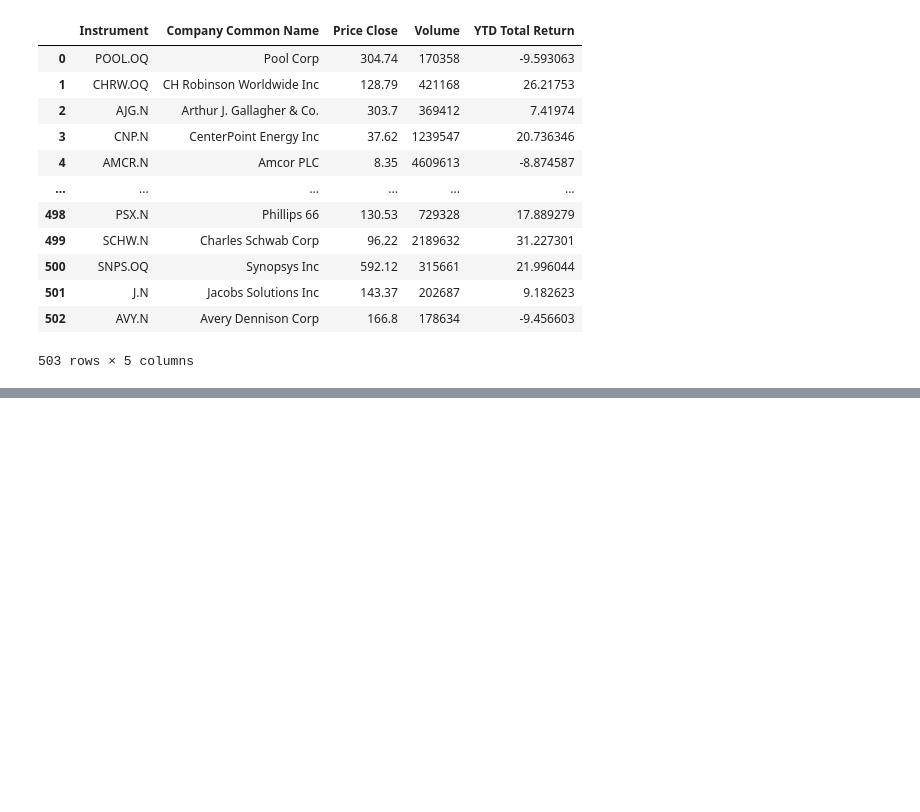
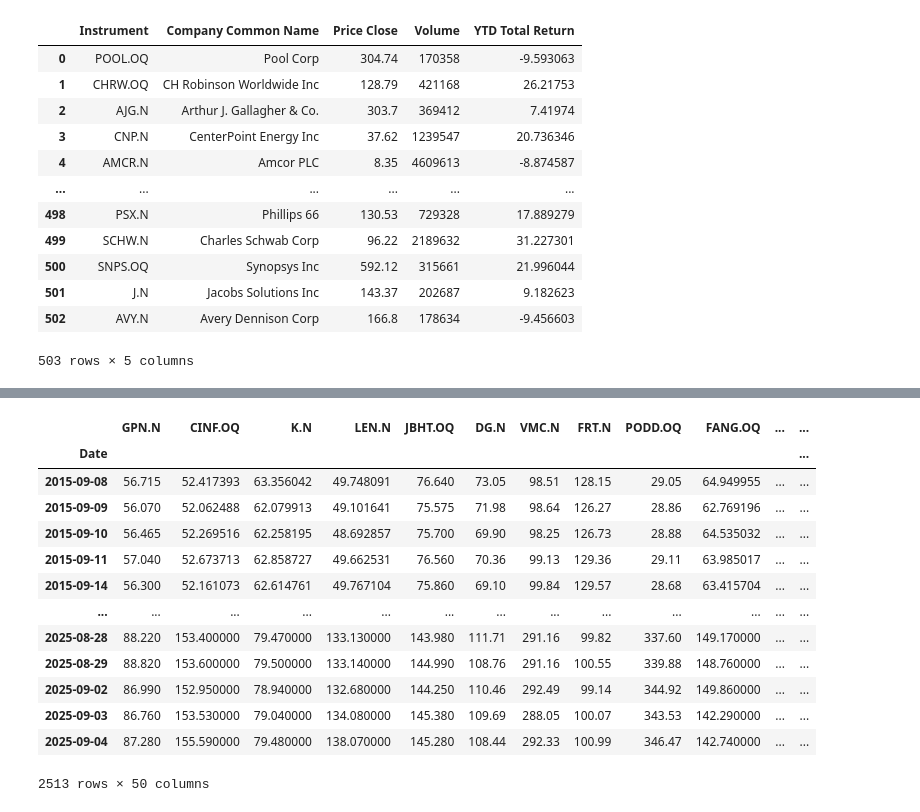
Before and after one commit to neftalivldz/finanzas_2025_agosto, a Jupyter notebook: 06_Clenow.ipynb, the cells around one changed output, grey strips where cells are left out. Drawn from its saved outputs; the diff is of its cells as text; code cells hidden in the pictures; blank space fills up the shorter version.

```diff
--- a/06_Clenow.ipynb
+++ b/06_Clenow.ipynb
@@ -175,0 +209,4 @@ Mes  SP500 PortafolioAleatorio
+# %%
+spx = ld.get_data('0#.SPX', fields=['TR.CommonName', 'TR.PriceClose',
+                                      'TR.Volume', 'TR.TotalReturnYTD'])
+spx
@@ -175,0 +227,6 @@ Mes  SP500 PortafolioAleatorio
+# %%
+spx_50 = spx.sample(n=50, random_state=42)
+spx_50['random_numbers'] = np.random.rand(len(spx_50))
+column_sum = spx_50['random_numbers'].sum()
+spx_50['portfolio_share'] = spx_50['random_numbers'] / column_sum
+spx_50
@@ -175,0 +251,3 @@ Mes  SP500 PortafolioAleatorio
+# %%
+lista_activos = spx_50['Instrument'].tolist()
+lista_activos
@@ -175,0 +272,3 @@ Mes  SP500 PortafolioAleatorio
+# %%
+portfolio = PortfolioData(lista_activos, interval_period="1D", initial = 365*10)
+portfolio_prices = portfolio.get_portfolio_prices()
@@ -175,0 +293,17 @@ Mes  SP500 PortafolioAleatorio
+# %%
+portfolio_prices
+# %% [output]
+|  | GPN.N | CINF.OQ | K.N | LEN.N | JBHT.OQ | DG.N | VMC.N | FRT.N | PODD.OQ | FANG.OQ | ... | ... |
+| Date |  |  |  |  |  |  |  |  |  |  |  | ... |
+| 2015-09-08 | 56.715 | 52.417393 | 63.356042 | 49.748091 | 76.640 | 73.05 | 98.51 | 128.15 | 29.05 | 64.949955 | ... | ... |
+| 2015-09-09 | 56.070 | 52.062488 | 62.079913 | 49.101641 | 75.575 | 71.98 | 98.64 | 126.27 | 28.86 | 62.769196 | ... | ... |
+| 2015-09-10 | 56.465 | 52.269516 | 62.258195 | 48.692857 | 75.700 | 69.90 | 98.25 | 126.73 | 28.88 | 64.535032 | ... | ... |
+| 2015-09-11 | 57.040 | 52.673713 | 62.858727 | 49.662531 | 76.560 | 70.36 | 99.13 | 129.36 | 29.11 | 63.985017 | ... | ... |
+| 2015-09-14 | 56.300 | 52.161073 | 62.614761 | 49.767104 | 75.860 | 69.10 | 99.84 | 129.57 | 28.68 | 63.415704 | ... | ... |
+| ... | ... | ... | ... | ... | ... | ... | ... | ... | ... | ... | ... | ... |
+| 2025-08-28 | 88.220 | 153.400000 | 79.470000 | 133.130000 | 143.980 | 111.71 | 291.16 | 99.82 | 337.60 | 149.170000 | ... | ... |
+| 2025-08-29 | 88.820 | 153.600000 | 79.500000 | 133.140000 | 144.990 | 108.76 | 291.16 | 100.55 | 339.88 | 148.760000 | ... | ... |
+| 2025-09-02 | 86.990 | 152.950000 | 78.940000 | 132.680000 | 144.250 | 110.46 | 292.49 | 99.14 | 344.92 | 149.860000 | ... | ... |
+| 2025-09-03 | 86.760 | 153.530000 | 79.040000 | 134.080000 | 145.380 | 109.69 | 288.05 | 100.07 | 343.53 | 142.290000 | ... | ... |
+| 2025-09-04 | 87.280 | 155.590000 | 79.480000 | 138.070000 | 145.280 | 108.44 | 292.33 | 100.99 | 346.47 | 142.740000 | ... | ... |
+2513 rows × 50 columns
```
Also changed, not shown: parts of 13 cells of this notebook, 3 other files.
